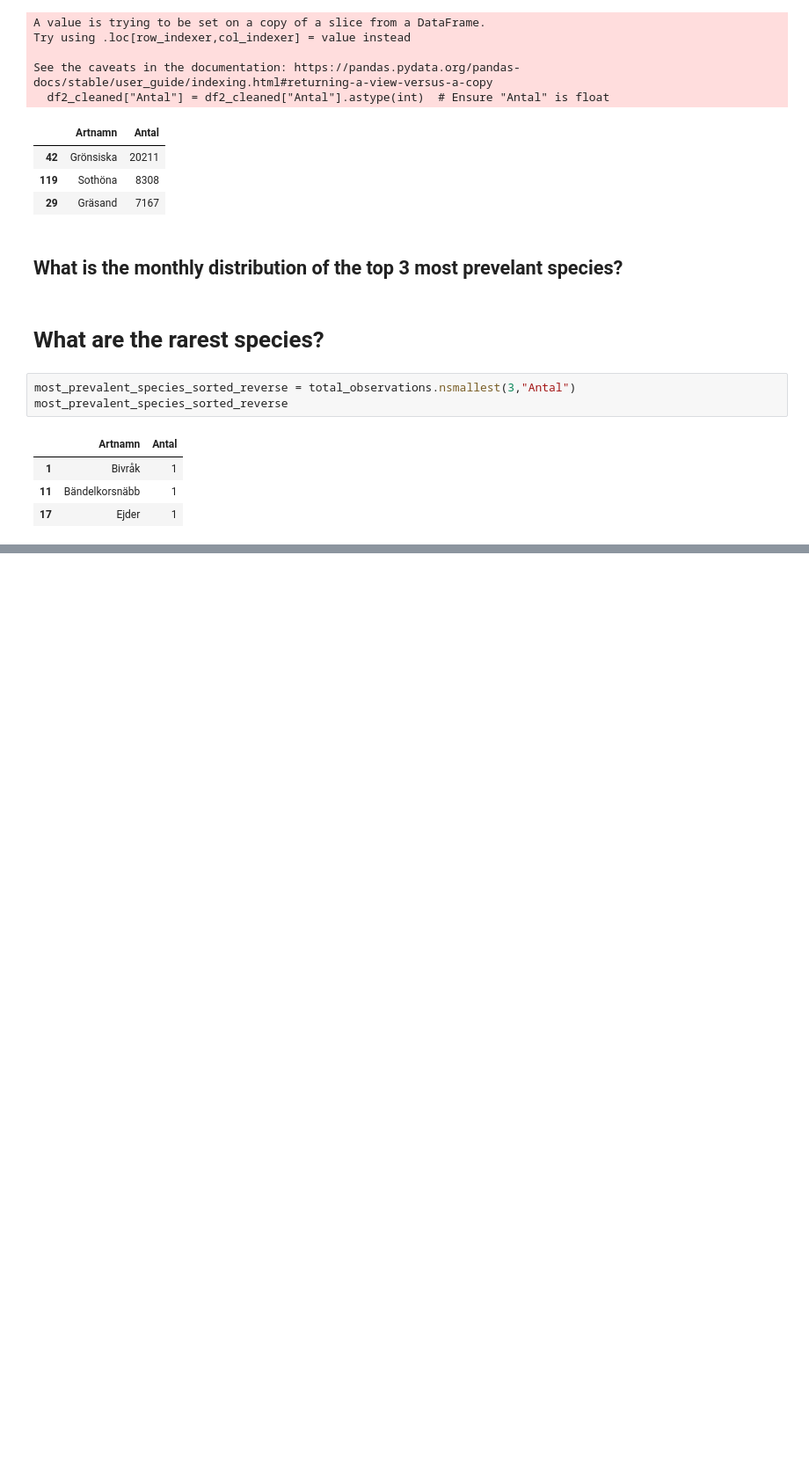
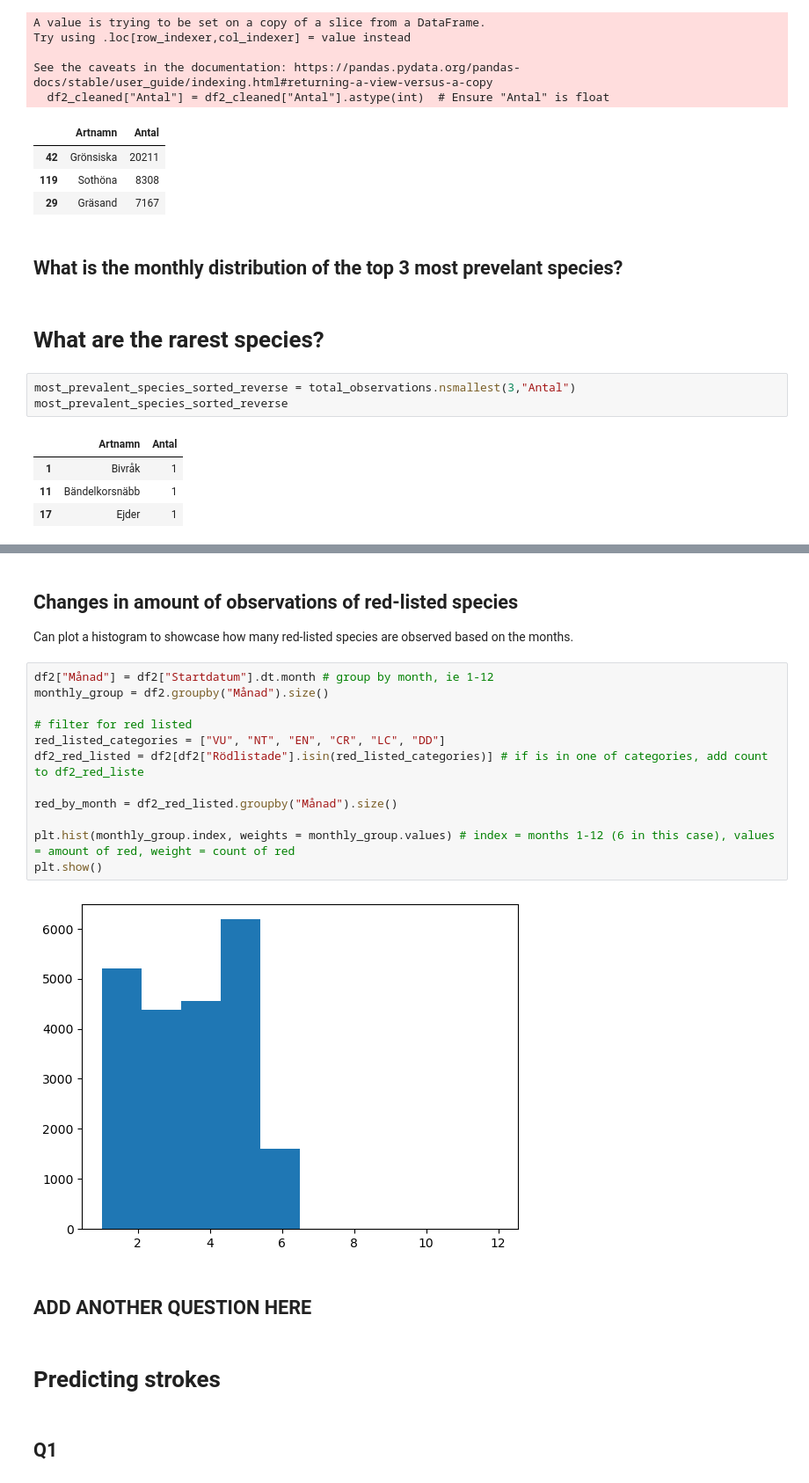
Before and after one commit to MrHEFF/su-mt4007, a Jupyter notebook: HW3/HW3.ipynb, the cells around one changed output, grey strips where cells are left out. Shown: that part at 88% size. Cells and saved outputs as stored; diff of their text form; blank space fills up the shorter version.

```diff
--- a/HW3/HW3.ipynb
+++ b/HW3/HW3.ipynb
@@ -156,0 +211,23 @@ most_prevalent_species_sorted_reverse
+# %% [markdown]
+## Changes in amount of observations of red-listed species
+Can plot a histogram to showcase how many red-listed species are observed based on the months.
+# %%
+df2["Månad"] = df2["Startdatum"].dt.month # group by month, ie 1-12
+monthly_group = df2.groupby("Månad").size()
+
+# filter for red listed
+red_listed_categories = ["VU", "NT", "EN", "CR", "LC", "DD"]
+df2_red_listed = df2[df2["Rödlistade"].isin(red_listed_categories)] # if is in one of categories, add count to df2_red_liste
+
+red_by_month = df2_red_listed.groupby("Månad").size()
+
+plt.hist(monthly_group.index, weights = monthly_group.values) # index = months 1-12 (6 in this case), values = amount of red, weight = count of red
+plt.show()
+# %% [output]
+[figure, added]
+# %% [markdown]
+## ADD ANOTHER QUESTION HERE
+# %% [markdown]
+# Predicting strokes
+# %% [markdown]
+## Q1
```
Also changed, not shown: parts of 8 cells of this notebook, 1 other file.
